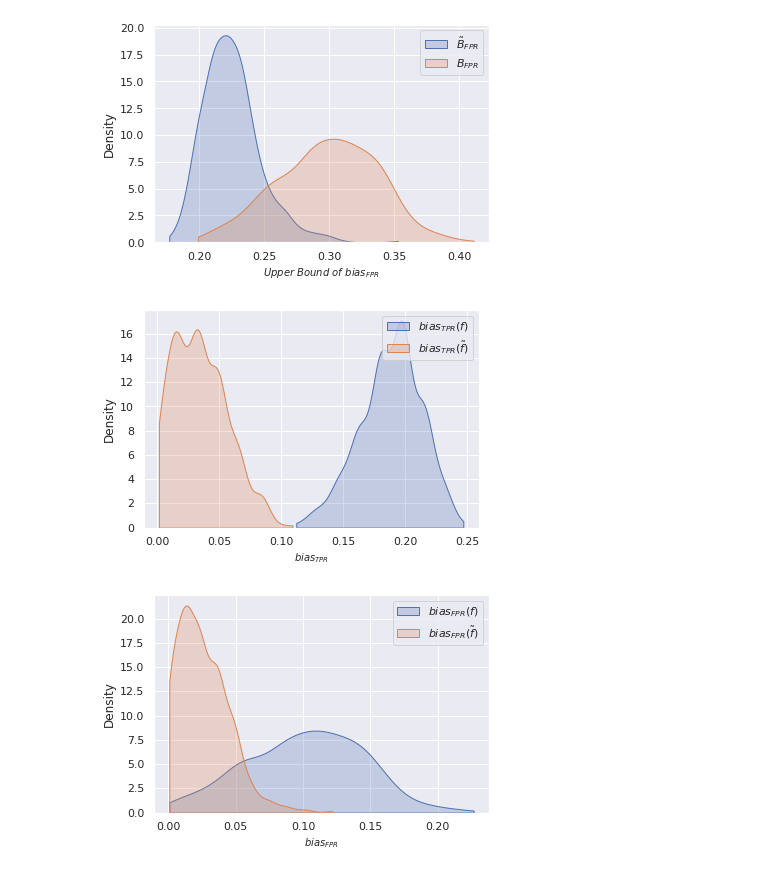
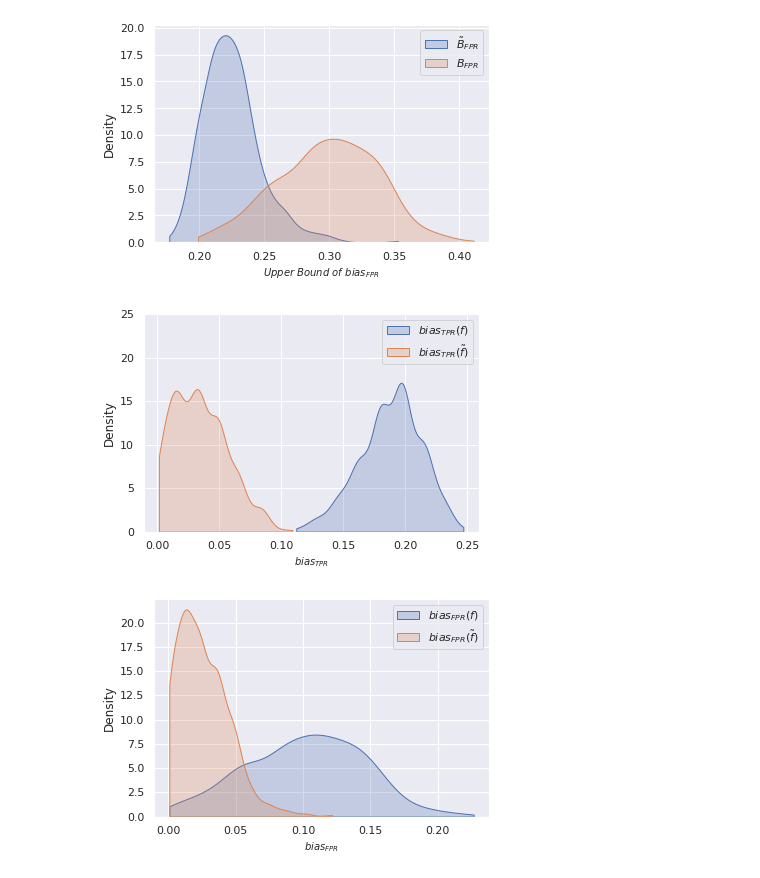
Before and after one commit to beepulbharti/fairness_project, a Jupyter notebook: Experiments/new_Exp3_realdata.ipynb, the cells around one changed output. Saved outputs shown, nothing was run; the diff lists cells and outputs as text; code cells hidden in the pictures.

Commit message:
new figures

```diff
--- a/Experiments/new_Exp3_realdata.ipynb
+++ b/Experiments/new_Exp3_realdata.ipynb
@@ -251,12 +251,13 @@ plt.savefig('Figures/newExp3/real_data_fpr_control_Eng_Arg.pdf',bbox_inches="tig
 # %%
 # Generate KDE Plots
 sns.kdeplot(np.array(bias_tpr_list_pre), shade = True, label = r'$bias_{TPR}(f)$',cut = 0)
 sns.kdeplot(np.array(bias_tpr_list_post), shade = True, label = r'$bias_{TPR}(\tilde{f})$',cut = 0)
 plt.legend()
+plt.ylim([0,25])
 plt.xlabel(r'$bias_{TPR}$', fontsize=10)
 plt.savefig('Figures/newExp3/pre_post_bias_tpr_real_data.pdf',bbox_inches="tight")
 # %% [output]
-[figure, old version]
+[figure, new version]
 # %%
 # Generate KDE Plots
 sns.kdeplot(np.array(bias_fpr_list_pre), shade = True, label = r'$bias_{FPR}(f)$',cut = 0)
```
Also changed, not shown: 1 other file.
